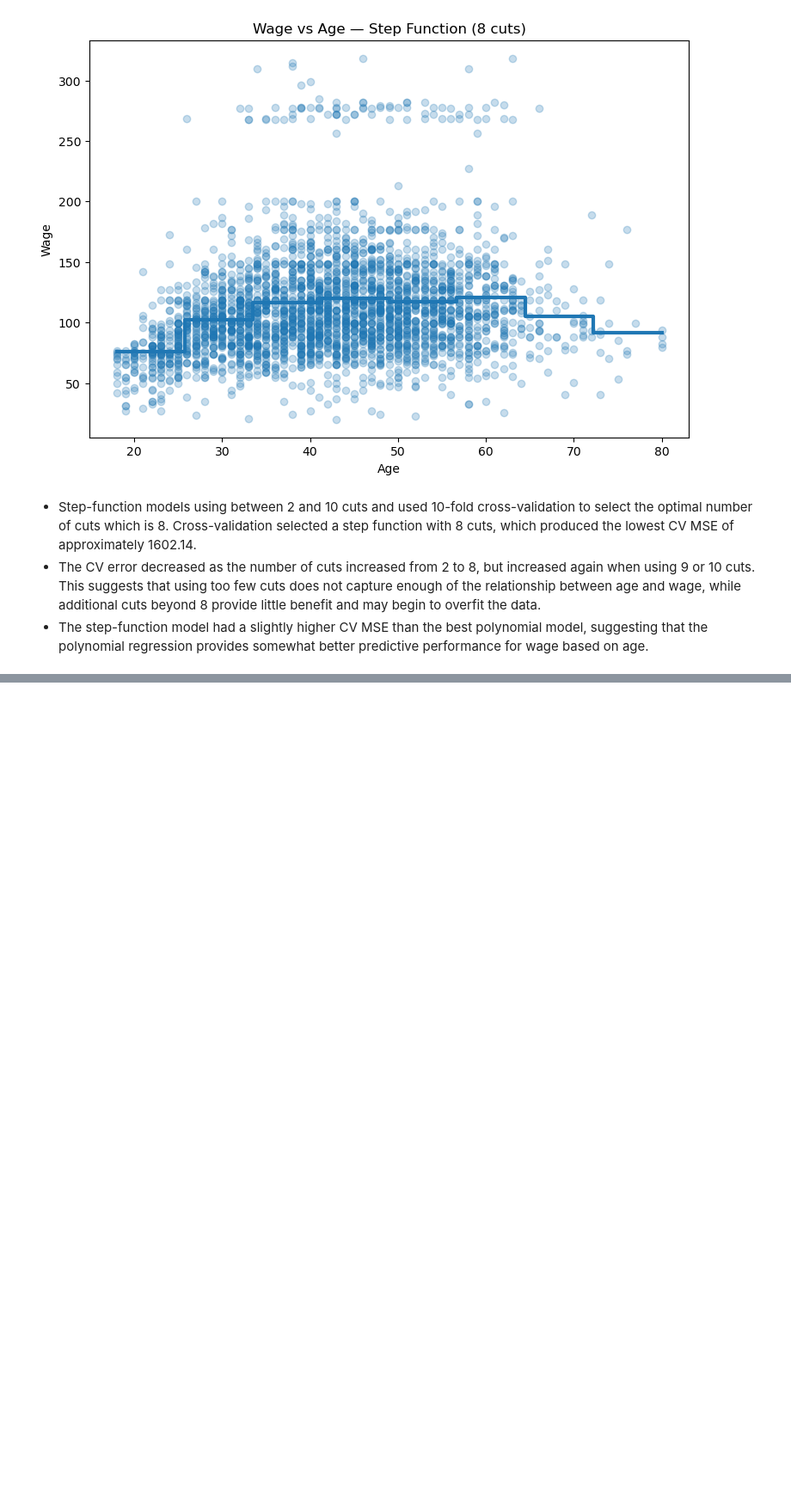
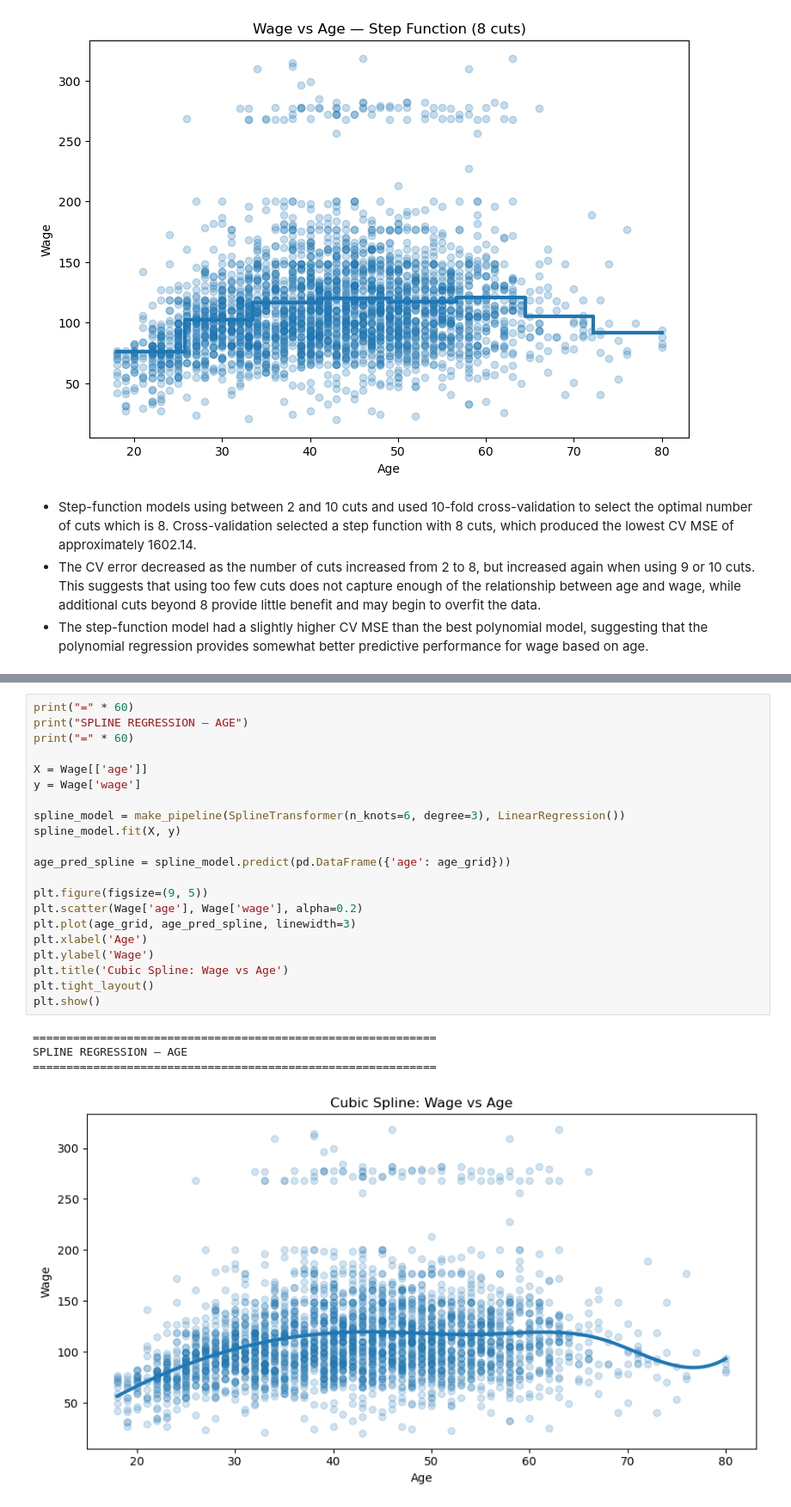
Before and after one commit to sumukha-r/isl-python-solutions, a Jupyter notebook: Chapter07-Moving-Beyond-Linearity/Chapter07-Moving-Beyond-Linearity.ipynb, the cells around one changed output, grey strips where cells are left out. Shown at 86% size. Saved outputs shown, nothing was run; the diff lists cells and outputs as text; blank space fills up the shorter version.

```diff
--- a/Chapter07-Moving-Beyond-Linearity/Chapter07-Moving-Beyond-Linearity.ipynb
+++ b/Chapter07-Moving-Beyond-Linearity/Chapter07-Moving-Beyond-Linearity.ipynb
@@ -172,0 +280,26 @@ Best number of cuts = 8
+# %%
+print("=" * 60)
+print("SPLINE REGRESSION — AGE")
+print("=" * 60)
+
+X = Wage[['age']]
+y = Wage['wage']
+
+spline_model = make_pipeline(SplineTransformer(n_knots=6, degree=3), LinearRegression())
+spline_model.fit(X, y)
+
+age_pred_spline = spline_model.predict(pd.DataFrame({'age': age_grid}))
+
+plt.figure(figsize=(9, 5))
+plt.scatter(Wage['age'], Wage['wage'], alpha=0.2)
+plt.plot(age_grid, age_pred_spline, linewidth=3)
+plt.xlabel('Age')
+plt.ylabel('Wage')
+plt.title('Cubic Spline: Wage vs Age')
+plt.tight_layout()
+plt.show()
+# %% [output]
+============================================================
+SPLINE REGRESSION — AGE
+============================================================
+[figure, added]
```
Also changed, not shown: parts of 7 cells of this notebook, 1 other file.
